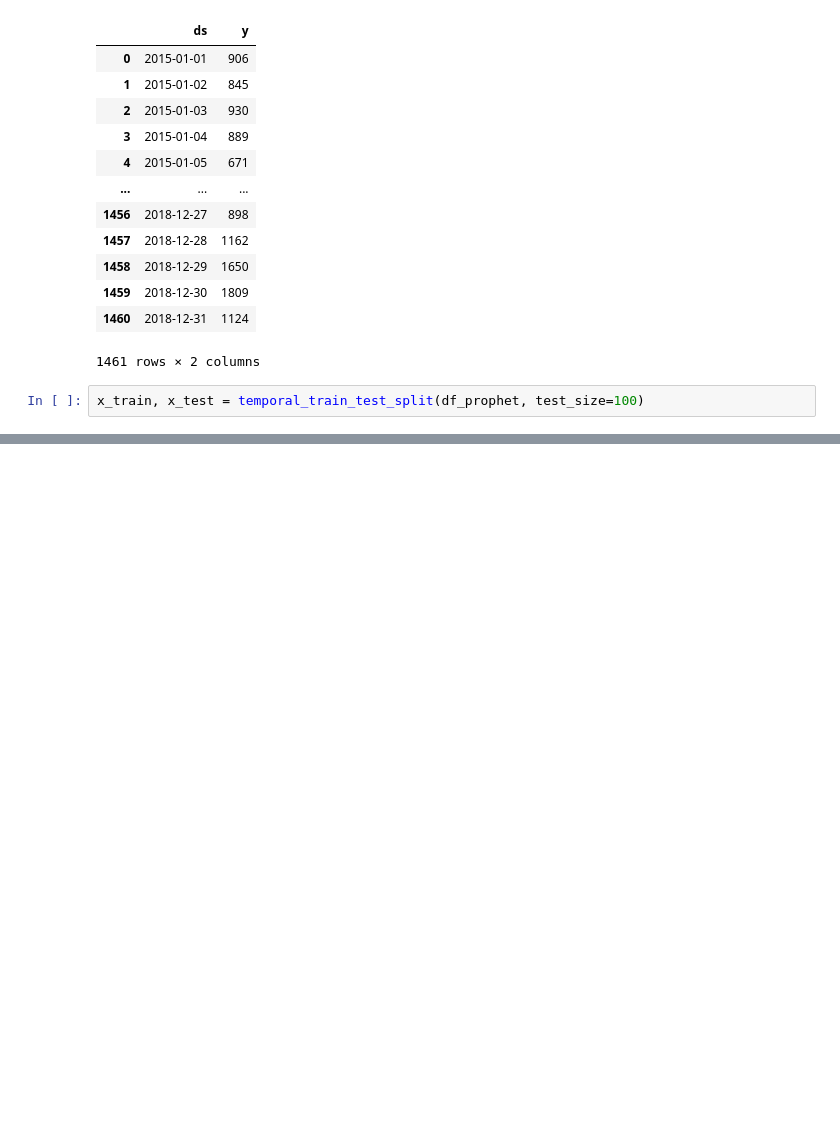
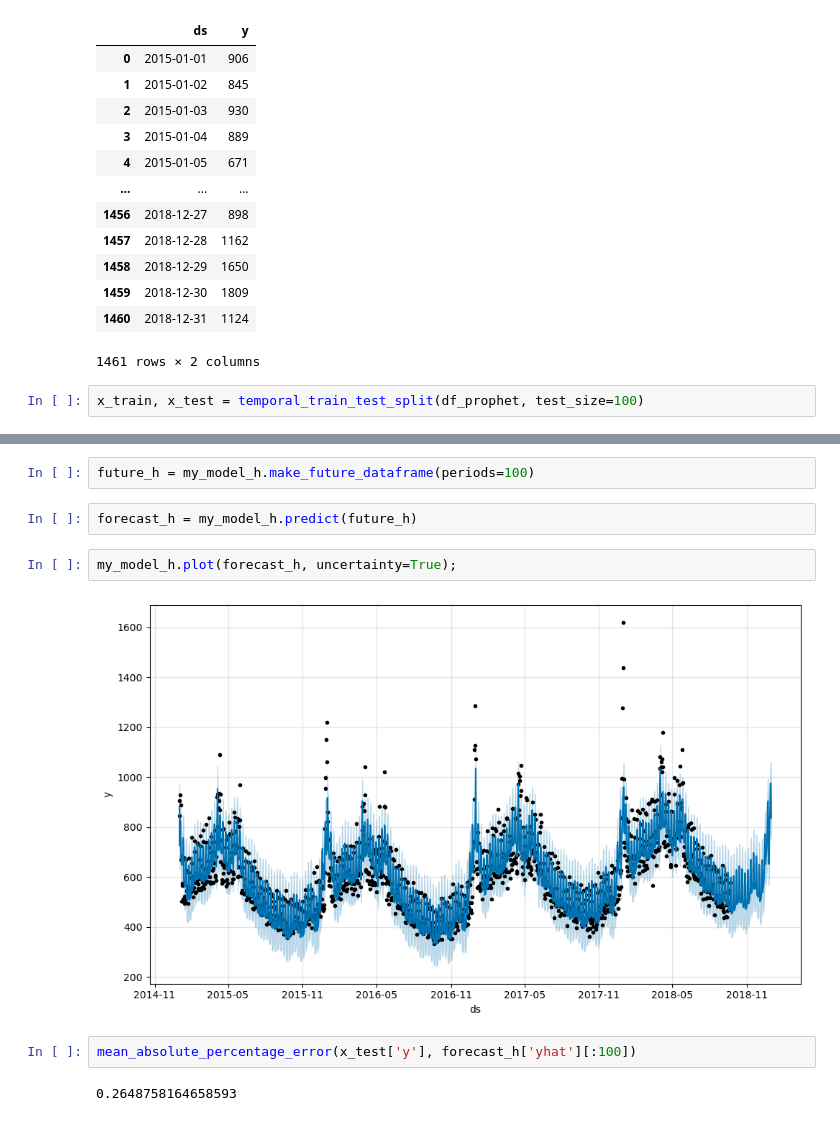
Before and after one commit to dreamonm/Capstone-2, a Jupyter notebook: Notebooks/modeling_Kaggle_store.ipynb, the cells around one changed output, grey strips where cells are left out. Drawn from its saved outputs; the diff is of its cells as text; blank space fills up the shorter version.

```diff
--- a/Notebooks/modeling_Kaggle_store.ipynb
+++ b/Notebooks/modeling_Kaggle_store.ipynb
@@ -462,0 +488,12 @@ mean_absolute_percentage_error(x_test['y'], forecast['yhat'][:100])
+# %%
+future_h = my_model_h.make_future_dataframe(periods=100)
+# %%
+forecast_h = my_model_h.predict(future_h)
+# %%
+my_model_h.plot(forecast_h, uncertainty=True);
+# %% [output]
+[figure, added]
+# %%
+mean_absolute_percentage_error(x_test['y'], forecast_h['yhat'][:100])
+# %% [output]
+0.2648758164658593
```
Also changed, not shown: parts of 9 cells of this notebook.
